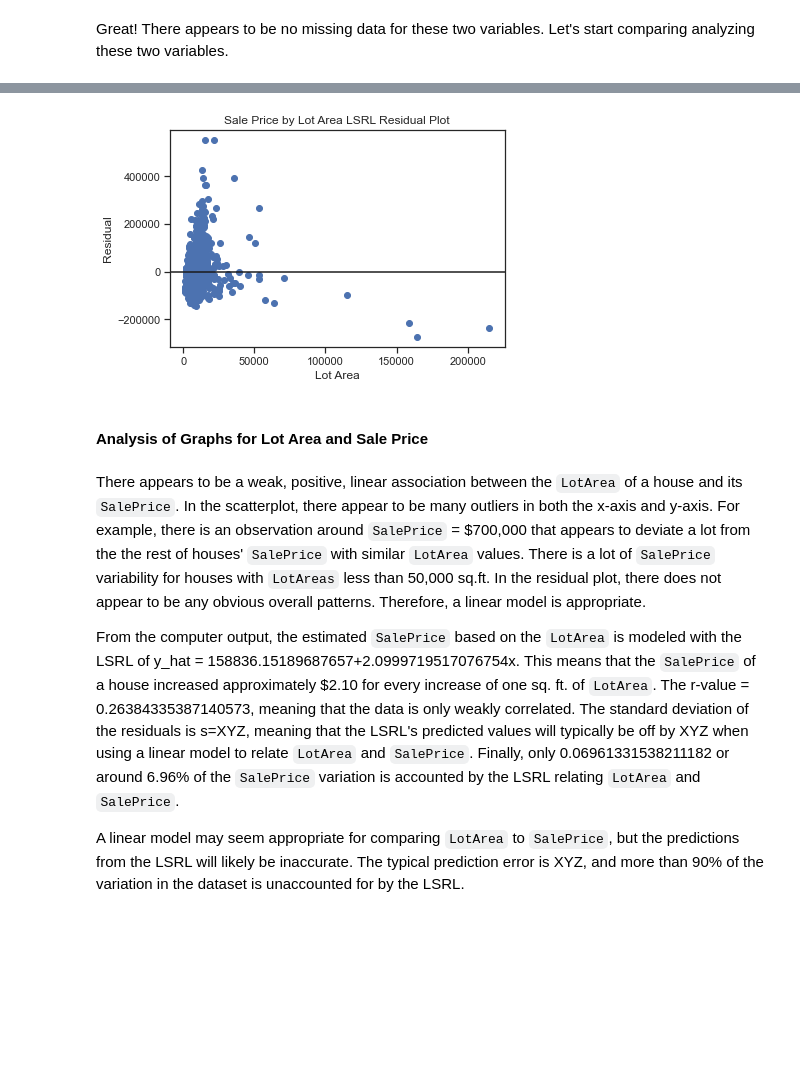
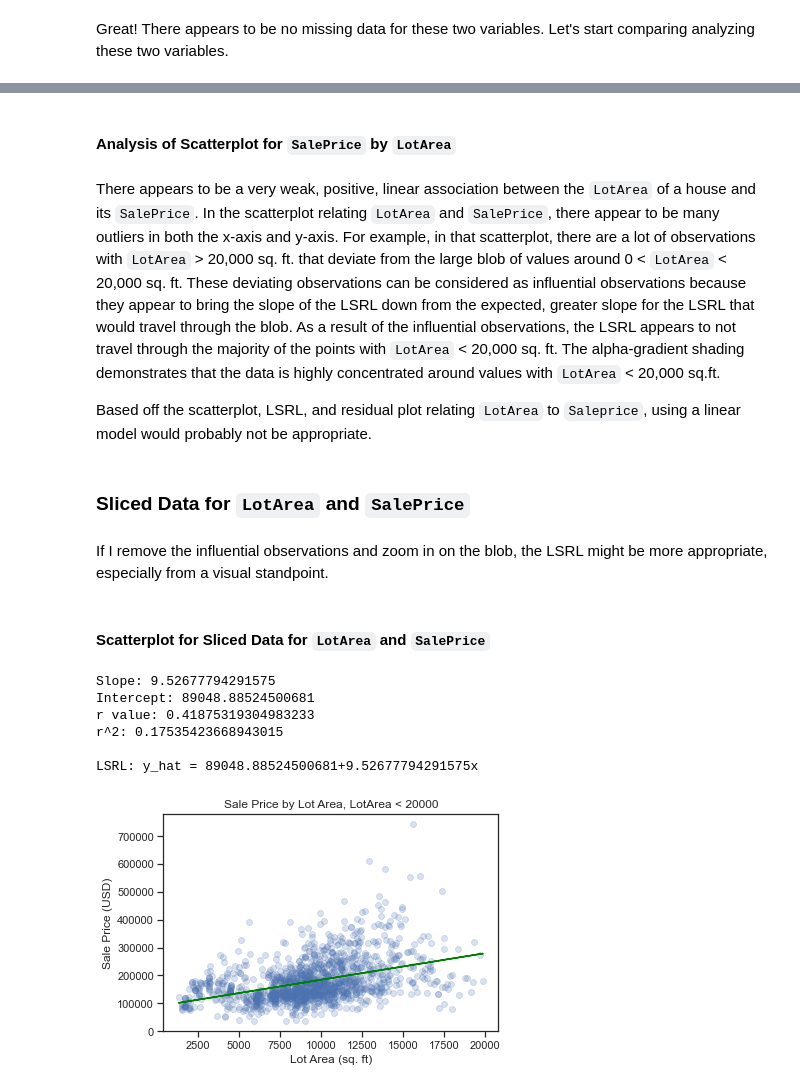
Before and after one commit to michaelhlavaty981/MTH530-AP-Statistics-I, a Jupyter notebook: LSR_Project.ipynb, the cells around one changed output, grey strips where cells are left out. Drawn from its saved outputs; the diff is of its cells as text; code cells hidden in the pictures; blank space fills up the shorter version.

Commit message:
Revised LSR_Project, uploaded dataset files

```diff
--- a/LSR_Project.ipynb
+++ b/LSR_Project.ipynb
@@ -95,29 +129,39 @@ LSRL: y_hat = 158836.15189687657+2.0999719517076754x
-# %%
-# Creating a residual plot
-def get_y_hat(x_set):
-    y_hats = []
-    for x in x_set:
-        y_hat = slope*x + intercept
-        y_hats.append(y_hat)
-    return y_hats
-
-y_hats = get_y_hat(lot_areas)
-residuals = sale_prices - y_hats
-import seaborn
-seaborn.set(style='ticks')
-plt.plot(lot_areas, residuals,'o')
-plt.axhline(y=0, color='k')
-plt.ylabel("Residual")
-plt.xlabel("Lot Area")
-plt.title("Sale Price by Lot Area LSRL Residual Plot")
-plt.show()
-# %% [output]
-[figure, removed]
 # %% [markdown]
-#### Analysis of Graphs for Lot Area and Sale Price
+#### Analysis of Scatterplot for `SalePrice` by `LotArea`
 # %% [markdown]
-There appears to be a weak, positive, linear association between the `LotArea` of a house and its `SalePrice`. In the scatterplot, there appear to be many outliers in both the x-axis and y-axis. For example, there is an observation around `SalePrice` = $700,000 that appears to deviate a lot from the the rest of houses' `SalePrice` with similar `LotArea` values. There is a lot of `SalePrice` variability for houses with `LotAreas` less than 50,000 sq.ft. In the residual plot, there does not appear to be any obvious overall patterns. Therefore, a linear model is appropriate.
+There appears to be a very weak, positive, linear association between the `LotArea` of a house and its `SalePrice`. In the scatterplot relating `LotArea` and `SalePrice`, there appear to be many outliers in both the x-axis and y-axis. For example, in that scatterplot, there are a lot of observations with `LotArea` > 20,000 sq. ft. that deviate from the large blob of values around 0 < `LotArea` < 20,000 sq. ft. These deviating observations can be considered as influential observations because they appear to bring the slope of the LSRL down from the expected, greater slope for the LSRL that would travel through the blob. As a result of the influential observations, the LSRL appears to not travel through the majority of the points with `LotArea` < 20,000 sq. ft. The alpha-gradient shading demonstrates that the data is highly concentrated around values with `LotArea` < 20,000 sq.ft.
 
-From the computer output, the estimated `SalePrice` based on the `LotArea` is modeled with the LSRL of y_hat = 158836.15189687657+2.0999719517076754x. This means that the `SalePrice` of a house increased approximately $2.10 for every increase of one sq. ft. of `LotArea`. The r-value = 0.26384335387140573, meaning that the data is only weakly correlated. The standard deviation of the residuals is s=XYZ, meaning that the LSRL's predicted values will typically be off by XYZ when using a linear model to relate `LotArea` and `SalePrice`. Finally, only 0.06961331538211182 or around 6.96% of the `SalePrice` variation is accounted by the LSRL relating `LotArea` and `SalePrice`.
-
-A linear model may seem appropriate for comparing `LotArea` to `SalePrice`, but the predictions from the LSRL will likely be inaccurate. The typical prediction error is XYZ, and more than 90% of the variation in the dataset is unaccounted for by the LSRL.
+Based off the scatterplot, LSRL, and residual plot relating `LotArea` to `Saleprice`, using a linear model would probably not be appropriate.
+# %% [markdown]
+### Sliced Data for `LotArea` and `SalePrice`
+# %% [markdown]
+If I remove the influential observations and zoom in on the blob, the LSRL might be more appropriate, especially from a visual standpoint.
+# %%
+# Removing all data with LotArea < 20,000 sq. ft., as these values appear to be deviating from the blob
+sliced_data = data[data.LotArea < 20000]
+# %% [markdown]
+#### Scatterplot for Sliced Data for `LotArea` and `SalePrice`
+# %%
+lot_areas = np.array([i for i in sliced_data.LotArea])
+sale_prices = np.array([i for i in sliced_data.SalePrice])
+plt.scatter(lot_areas, sale_prices, alpha=0.2)
+plt.title("Sale Price by Lot Area, LotArea < 20000")
+plt.xlabel("Lot Area (sq. ft)")
+plt.ylabel("Sale Price (USD)")
+
+(slope, intercept, rvalue) = linregress(lot_areas,sale_prices)[:3]
+y_pred = intercept + slope*lot_areas
+plt.plot(lot_areas,y_pred, color="green", label="Fitted line")
+
+print("Slope: {}\nIntercept: {}\nr value: {}\nr^2: {}\n".format(slope, intercept, rvalue, rvalue**2))
+print("LSRL: y_hat = {}+{}x\n".format(intercept, slope))
+
+plt.show()
+# %% [output]
+Slope: 9.52677794291575
+Intercept: 89048.88524500681
+r value: 0.41875319304983233
+r^2: 0.17535423668943015
+
+LSRL: y_hat = 89048.88524500681+9.52677794291575x
+[figure, added]
```
Also changed, not shown: parts of 18 cells of this notebook, 4 other files.
